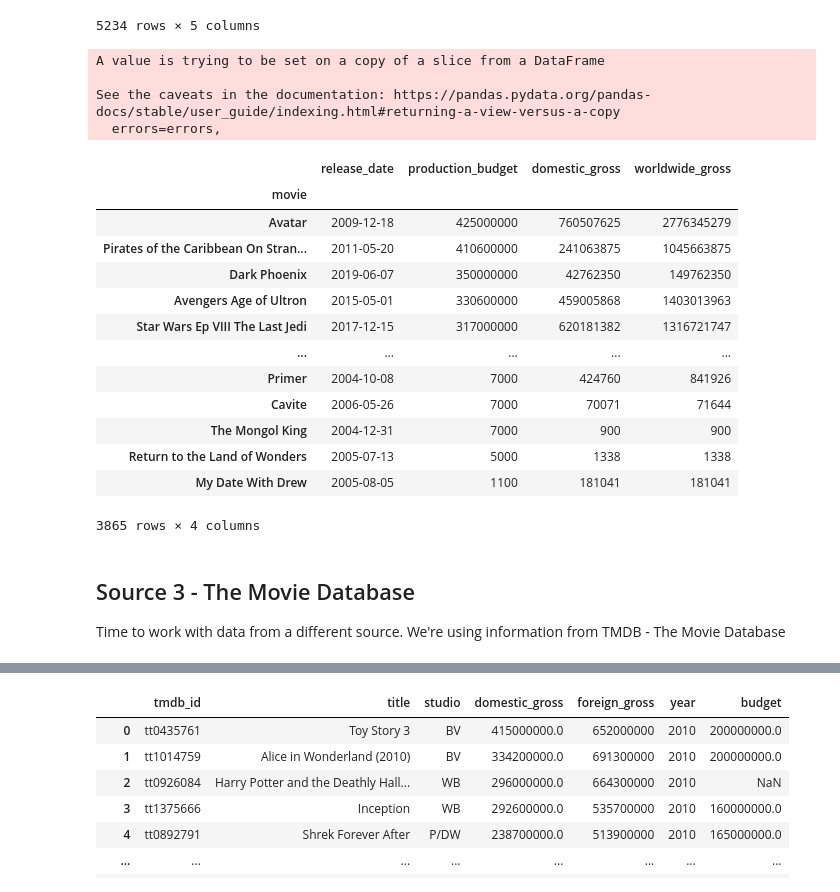
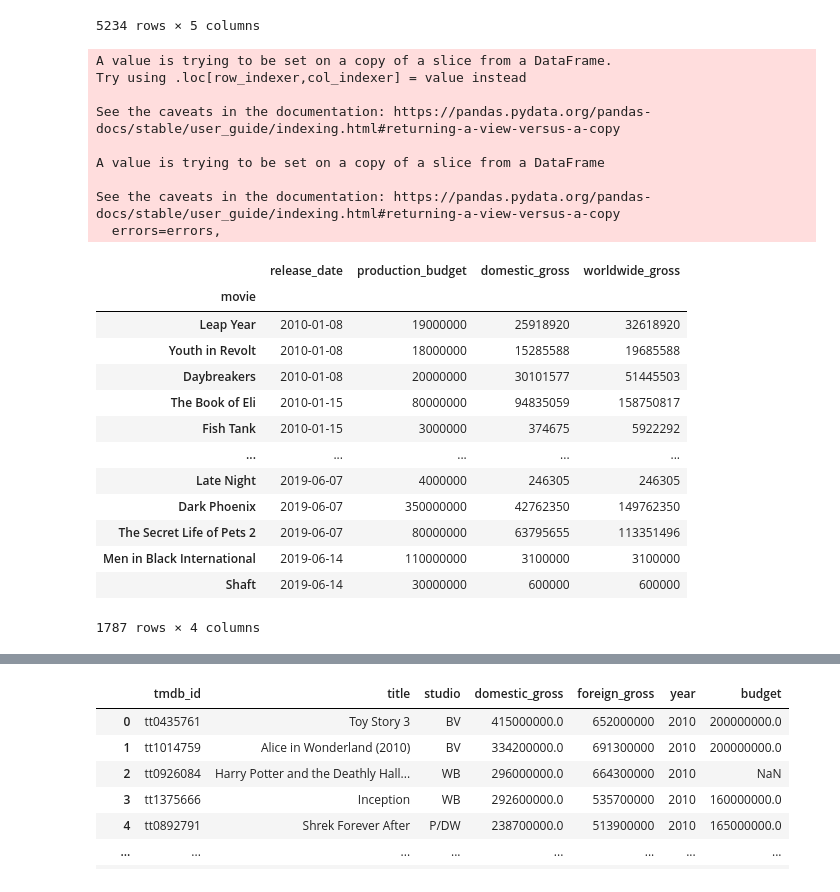
Before and after one commit to threnjen/dsc-mod-1-project-v2-1-online-ds-sp-000, a Jupyter notebook: student.ipynb, the cells around one changed output, grey strips where cells are left out. Drawn from its saved outputs; the diff is of its cells as text; code cells hidden in the pictures.

Commit message:
rearranged notebook for new base tmdb dataset point

```diff
--- a/student.ipynb
+++ b/student.ipynb
@@ -801,33 +1464,34 @@ thenum
 # set movie as index
 thenum.set_index('movie', inplace=True)
 # %%
-# dropping movies that were made before the year 2000
-thenum['before_2000'] = thenum['release_date'] >= pd.to_datetime('2000-01-01')
-thenum = thenum[thenum['before_2000'] != False]
-thenum.drop(columns='before_2000', inplace=True)
+# dropping movies that were made before the year 2010 so that we can better match this up with our IMDB dataset for 2010-2019
+thenum['before_2010'] = thenum['release_date'] > pd.to_datetime('2010-01-01')
+thenum = thenum[thenum['before_2010'] != False]
+thenum.drop(columns='before_2010', inplace=True)
 # %% [output]
+A value is trying to be set on a copy of a slice from a DataFrame.
+Try using .loc[row_indexer,col_indexer] = value instead
+
+See the caveats in the documentation: https://pandas.pydata.org/pandas-docs/stable/user_guide/indexing.html#returning-a-view-versus-a-copy
+
 A value is trying to be set on a copy of a slice from a DataFrame
 
 See the caveats in the documentation: https://pandas.pydata.org/pandas-docs/stable/user_guide/indexing.html#returning-a-view-versus-a-copy
   errors=errors,
 # %%
-thenum
+thenum.sort_values('release_date')
 # %% [output]
 |  | release_date | production_budget | domestic_gross | worldwide_gross |
 | movie |  |  |  |  |
-| Avatar | 2009-12-18 | 425000000 | 760507625 | 2776345279 |
-| Pirates of the Caribbean On Stran... | 2011-05-20 | 410600000 | 241063875 | 1045663875 |
+| Leap Year | 2010-01-08 | 19000000 | 25918920 | 32618920 |
+| Youth in Revolt | 2010-01-08 | 18000000 | 15285588 | 19685588 |
+| Daybreakers | 2010-01-08 | 20000000 | 30101577 | 51445503 |
+| The Book of Eli | 2010-01-15 | 80000000 | 94835059 | 158750817 |
+| Fish Tank | 2010-01-15 | 3000000 | 374675 | 5922292 |
+| ... | ... | ... | ... | ... |
+| Late Night | 2019-06-07 | 4000000 | 246305 | 246305 |
 | Dark Phoenix | 2019-06-07 | 350000000 | 42762350 | 149762350 |
-| Avengers Age of Ultron | 2015-05-01 | 330600000 | 459005868 | 1403013963 |
-| Star Wars Ep VIII The Last Jedi | 2017-12-15 | 317000000 | 620181382 | 1316721747 |
-| ... | ... | ... | ... | ... |
-| Primer | 2004-10-08 | 7000 | 424760 | 841926 |
-| Cavite | 2006-05-26 | 7000 | 70071 | 71644 |
-| The Mongol King | 2004-12-31 | 7000 | 900 | 900 |
-| Return to the Land of Wonders | 2005-07-13 | 5000 | 1338 | 1338 |
-| My Date With Drew | 2005-08-05 | 1100 | 181041 | 181041 |
+| The Secret Life of Pets 2 | 2019-06-07 | 80000000 | 63795655 | 113351496 |
+| Men in Black International | 2019-06-14 | 110000000 | 3100000 | 3100000 |
+| Shaft | 2019-06-14 | 30000000 | 600000 | 600000 |
-3865 rows × 4 columns
+1787 rows × 4 columns
-# %% [markdown]
-## Source 3 - The Movie Database
-
-Time to work with data from a different source. We're using information from TMDB - The Movie Database
```
Also changed, not shown: parts of 165 cells of this notebook, 2 other files.
